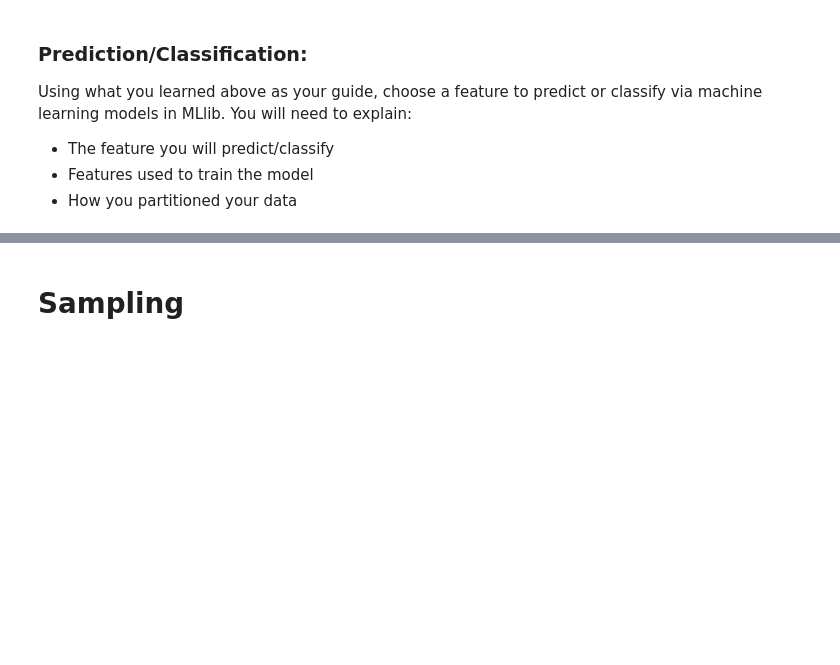
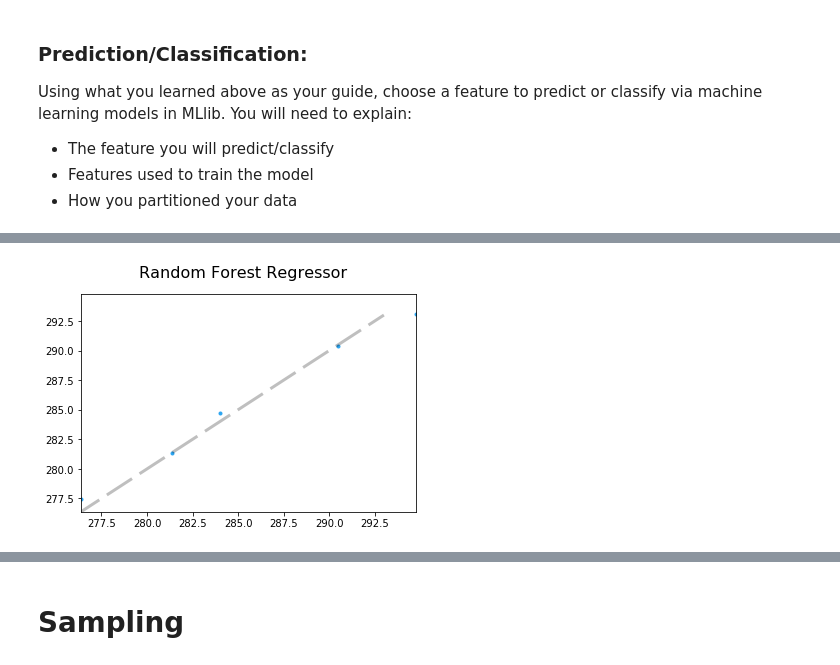
Before and after one commit to gordongli/reddit-spark-analysis, a Jupyter notebook: NAM.ipynb, the cells around one changed output, grey strips where cells are left out. Drawn from its saved outputs; the diff is of its cells as text; code cells hidden in the pictures; blank space fills up the shorter version.

Commit message:
Sort target's corellations, attempt machine learning

```diff
--- a/NAM.ipynb
+++ b/NAM.ipynb
@@ -682,3 +720,8 @@ Using what you learned above as your guide, choose a feature to predict or class
 - The feature you will predict/classify
 - Features used to train the model
 - How you partitioned your data
+# %%
+target = 'temperature_surface'
+target_corr = corr_list_df[(corr_list_df['col_a'] == target) |
+             (corr_list_df['col_b'] == target)]
+target_corr
@@ -684,0 +746,5 @@ Using what you learned above as your guide, choose a feature to predict or class
+# %%
+swap_idx = (target_corr['col_b'] == target)
+swapped_rows = target_corr.loc[swap_idx].rename(columns={'col_a':'col_b','col_b':'col_a'})
+target_corr.loc[swap_idx] = swapped_rows
+target_corr
@@ -684,0 +774,3 @@ Using what you learned above as your guide, choose a feature to predict or class
+# %%
+predictors = target_corr['col_b'].head(10).tolist()
+predictors
@@ -684,0 +890,29 @@ Using what you learned above as your guide, choose a feature to predict or class
+# %%
+%%time
+from pyspark.ml.regression import RandomForestRegressor
+from pyspark.ml.evaluation import RegressionEvaluator
+
+rf = RandomForestRegressor(numTrees=100, maxDepth=5, maxBins=32)
+model = rf.fit(trainingData)
+predictions = model.transform(testData)
+
+evaluator = RegressionEvaluator(
+    labelCol="label", predictionCol="prediction", metricName="rmse")
+rmse = evaluator.evaluate(predictions)
+print("Root Mean Squared Error (RMSE) on test data = %g" % rmse)
+# %%
+import matplotlib.pyplot as plt
+
+p_df = predictions.select("label", "prediction").toPandas()
+
+plt.suptitle('Random Forest Regressor', fontsize=16)
+
+minval = p_df[['label', 'prediction']].min().min()
+maxval = p_df[['label', 'prediction']].max().max()
+plt.axis([minval, maxval, minval, maxval])
+
+plt.plot(p_df['label'], p_df['prediction'], '.', color='#2ba5f1')
+plt.plot(range(int(minval), int(maxval)), range(int(minval), int(maxval)), lw=3, dashes=(10, 3), color='#000000', alpha=0.25, label='Ideal Predictor')
+plt.show()
+# %% [output]
+[figure, added]
```
Also changed, not shown: parts of 17 cells of this notebook.
